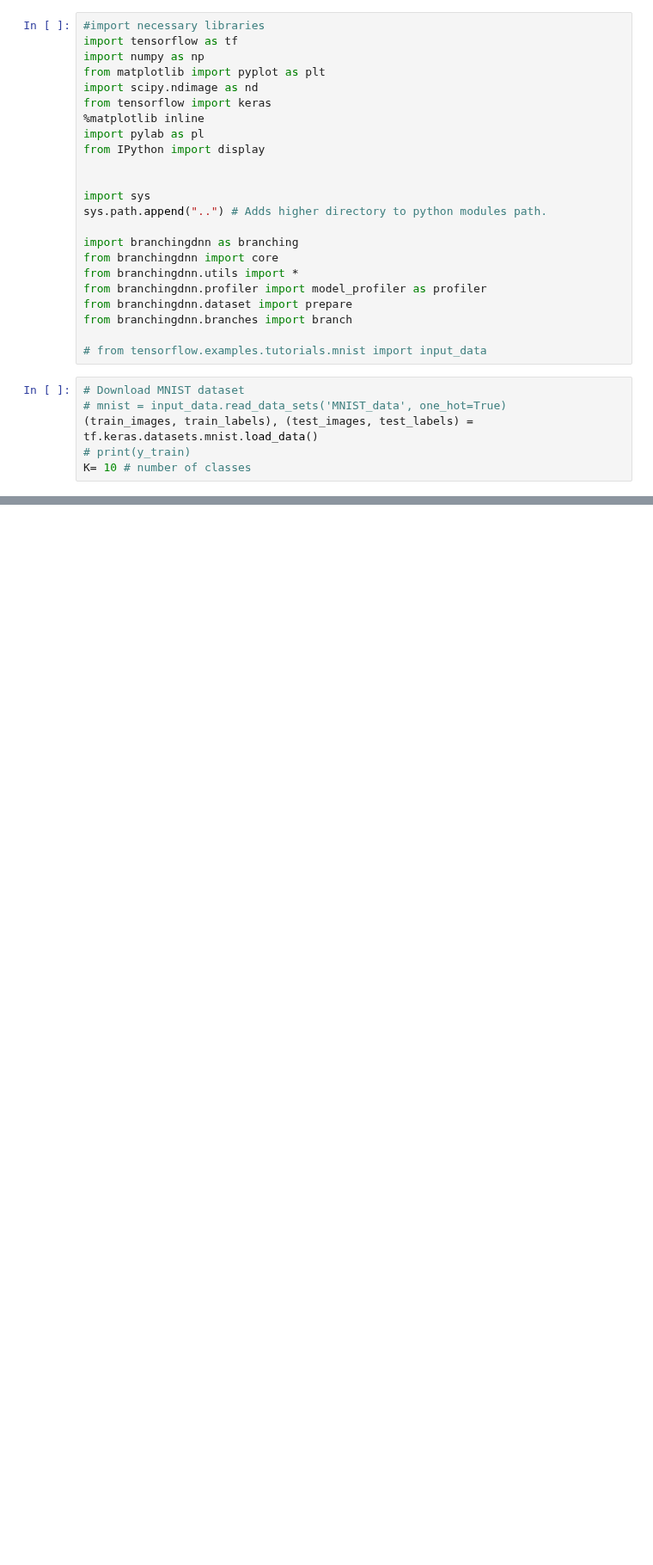
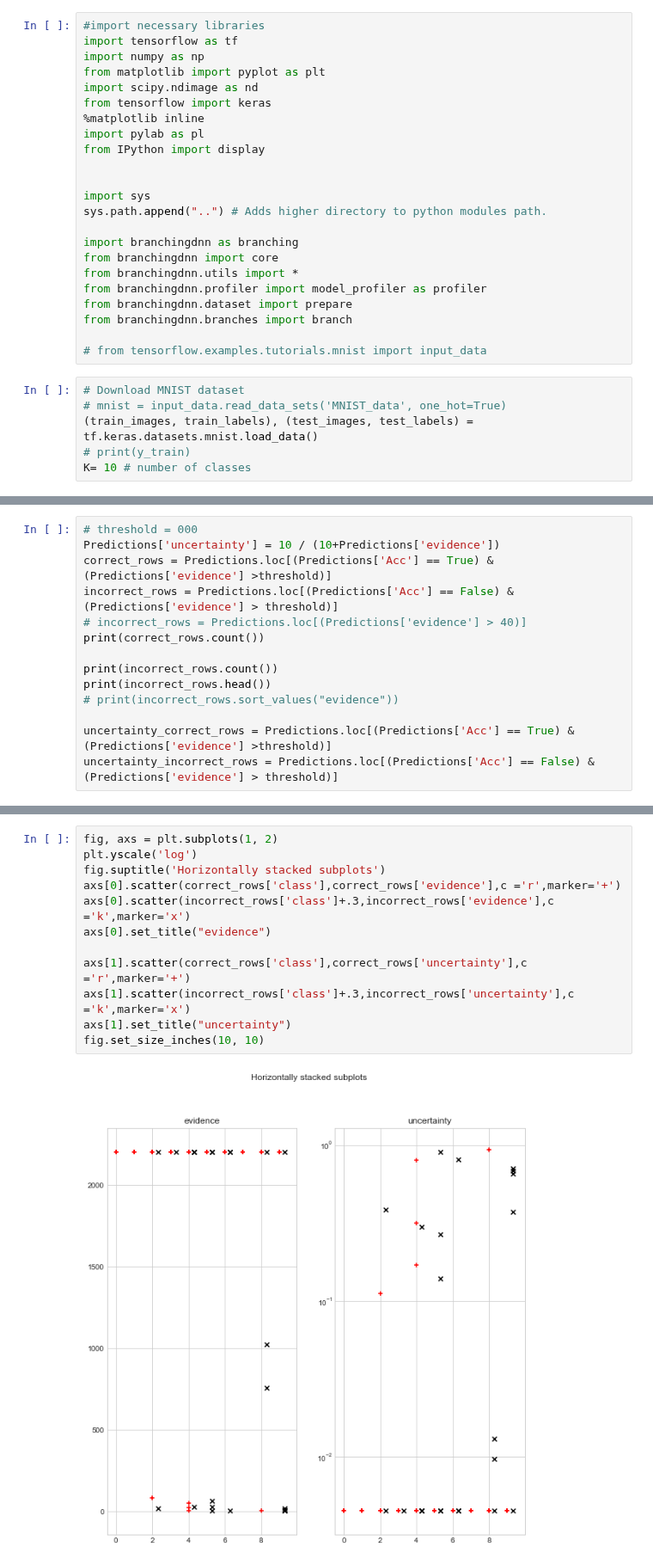
Before and after one commit to SanityLacking/BrevisNet, a Jupyter notebook: notebooks/Uncertainty_mnist.ipynb, the cells around one changed output, grey strips where cells are left out. Shown at 86% size. Saved outputs shown, nothing was run; the diff lists cells and outputs as text; blank space fills up the shorter version.

```diff
--- a/notebooks/Uncertainty_mnist.ipynb
+++ b/notebooks/Uncertainty_mnist.ipynb
@@ -326,0 +387,14 @@ KeyboardInterrupt:
+# %%
+# threshold = 000
+Predictions['uncertainty'] = 10 / (10+Predictions['evidence'])
+correct_rows = Predictions.loc[(Predictions['Acc'] == True) & (Predictions['evidence'] >threshold)]
+incorrect_rows = Predictions.loc[(Predictions['Acc'] == False) & (Predictions['evidence'] > threshold)]
+# incorrect_rows = Predictions.loc[(Predictions['evidence'] > 40)]
+print(correct_rows.count())
+
+print(incorrect_rows.count())
+print(incorrect_rows.head())
+# print(incorrect_rows.sort_values("evidence"))
+
+uncertainty_correct_rows = Predictions.loc[(Predictions['Acc'] == True) & (Predictions['evidence'] >threshold)]
+uncertainty_incorrect_rows = Predictions.loc[(Predictions['Acc'] == False) & (Predictions['evidence'] > threshold)]
@@ -326,0 +418,14 @@ KeyboardInterrupt:
+# %%
+fig, axs = plt.subplots(1, 2)
+plt.yscale('log')
+fig.suptitle('Horizontally stacked subplots')
+axs[0].scatter(correct_rows['class'],correct_rows['evidence'],c ='r',marker='+')
+axs[0].scatter(incorrect_rows['class']+.3,incorrect_rows['evidence'],c ='k',marker='x')
+axs[0].set_title("evidence")
+
+axs[1].scatter(correct_rows['class'],correct_rows['uncertainty'],c ='r',marker='+')
+axs[1].scatter(incorrect_rows['class']+.3,incorrect_rows['uncertainty'],c ='k',marker='x')
+axs[1].set_title("uncertainty")
+fig.set_size_inches(10, 10)
+# %% [output]
+[figure, added]
```
Also changed, not shown: parts of 16 cells of this notebook, 3 other files.
